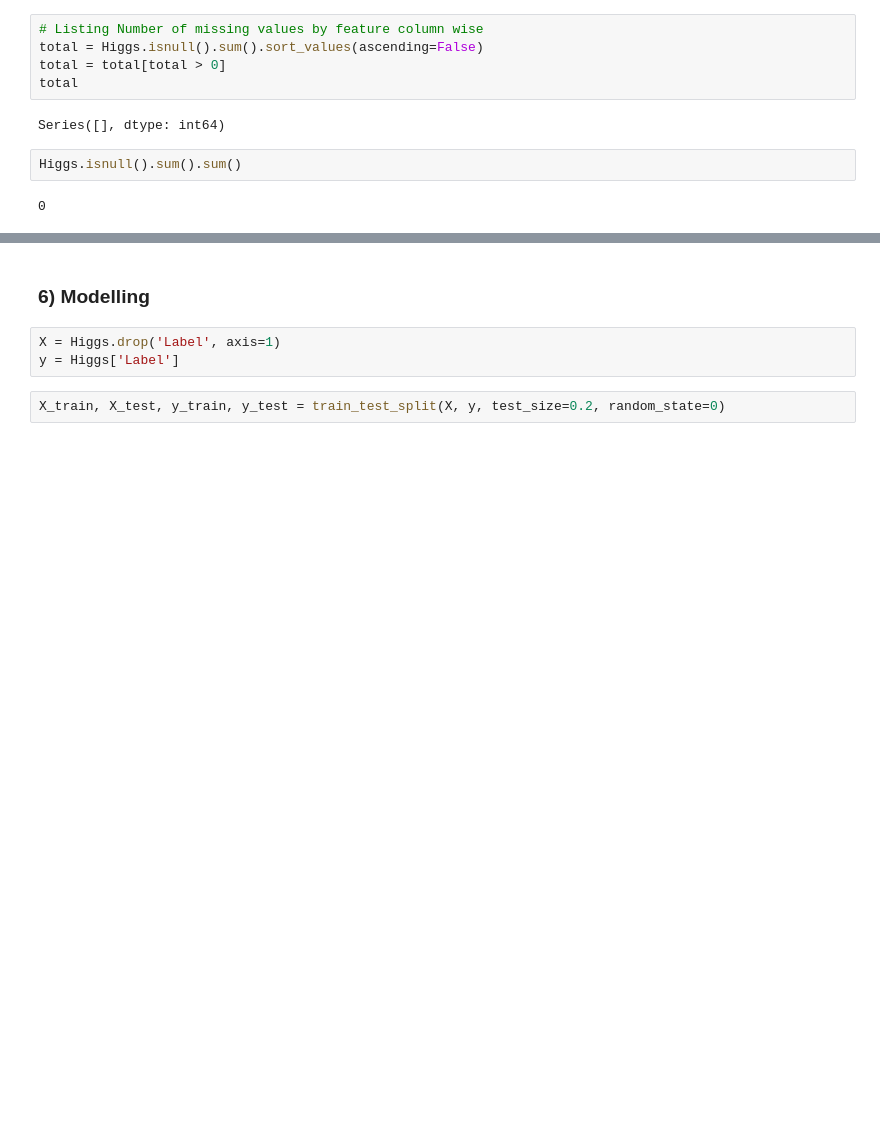
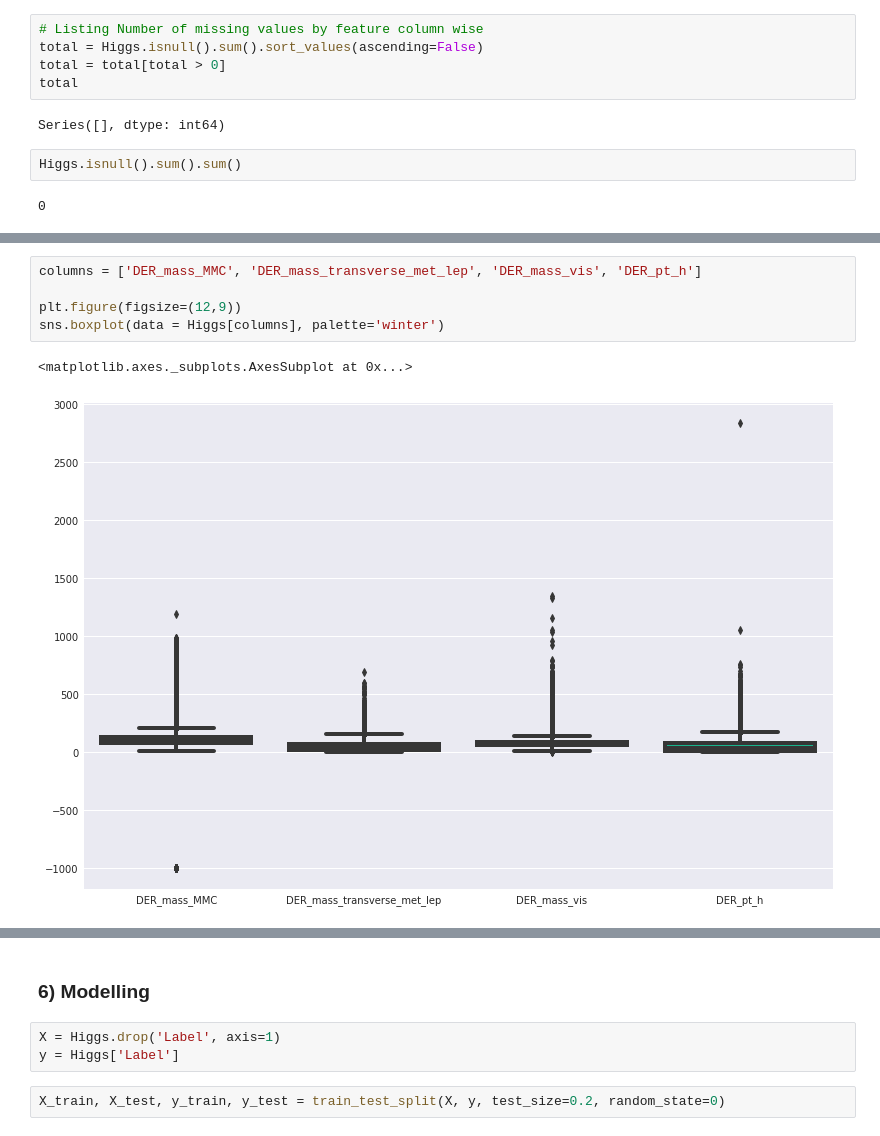
Before and after one commit to sureshmecad/Higgs-Boson-Decay-TMLC, a Jupyter notebook: 3_Higgs_Boson_Final.ipynb, the cells around one changed output, grey strips where cells are left out. Saved outputs shown, nothing was run; the diff lists cells and outputs as text; blank space fills up the shorter version.

```diff
--- a/3_Higgs_Boson_Final.ipynb
+++ b/3_Higgs_Boson_Final.ipynb
@@ -342,0 +380,8 @@ Higgs.isnull().sum().sum()
+# %%
+columns = ['DER_mass_MMC', 'DER_mass_transverse_met_lep', 'DER_mass_vis', 'DER_pt_h']
+
+plt.figure(figsize=(12,9))
+sns.boxplot(data = Higgs[columns], palette='winter')
+# %% [output]
+<matplotlib.axes._subplots.AxesSubplot at 0x...>
+[figure, added]
```
Also changed, not shown: parts of 23 cells of this notebook.
